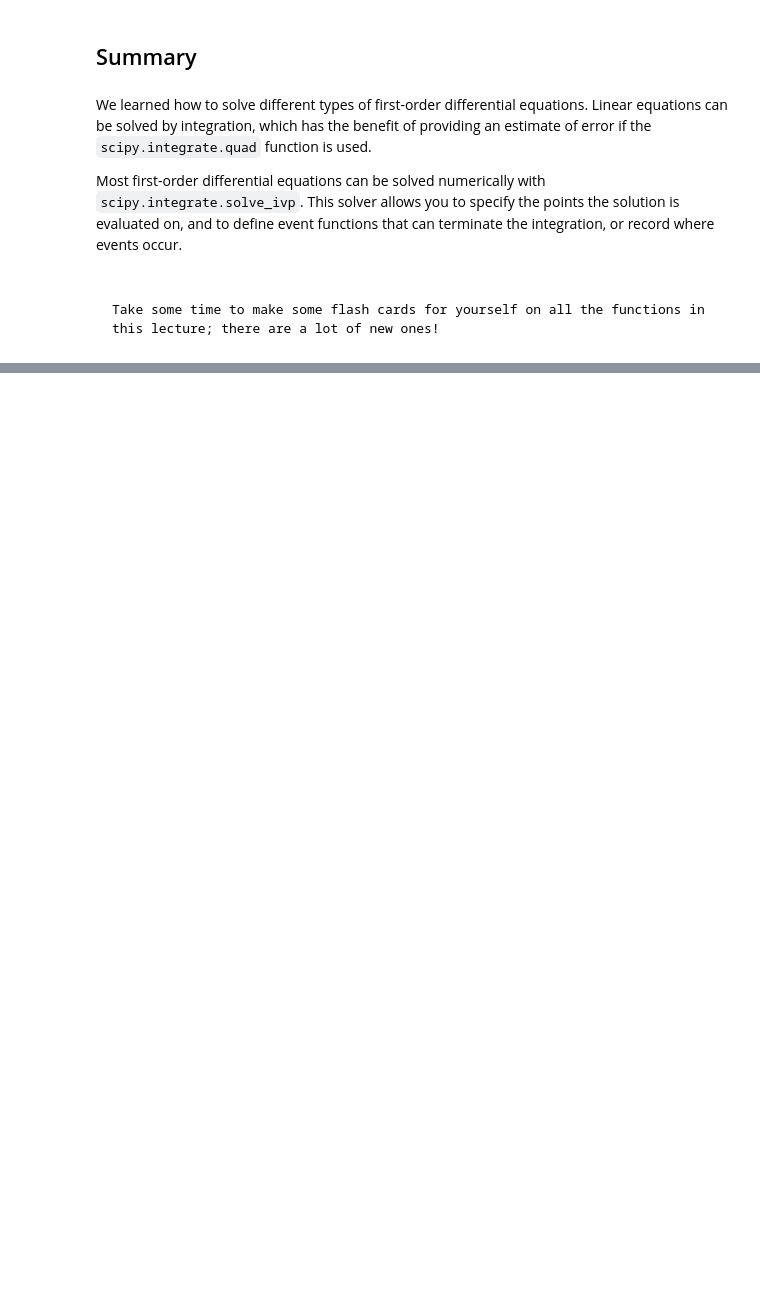
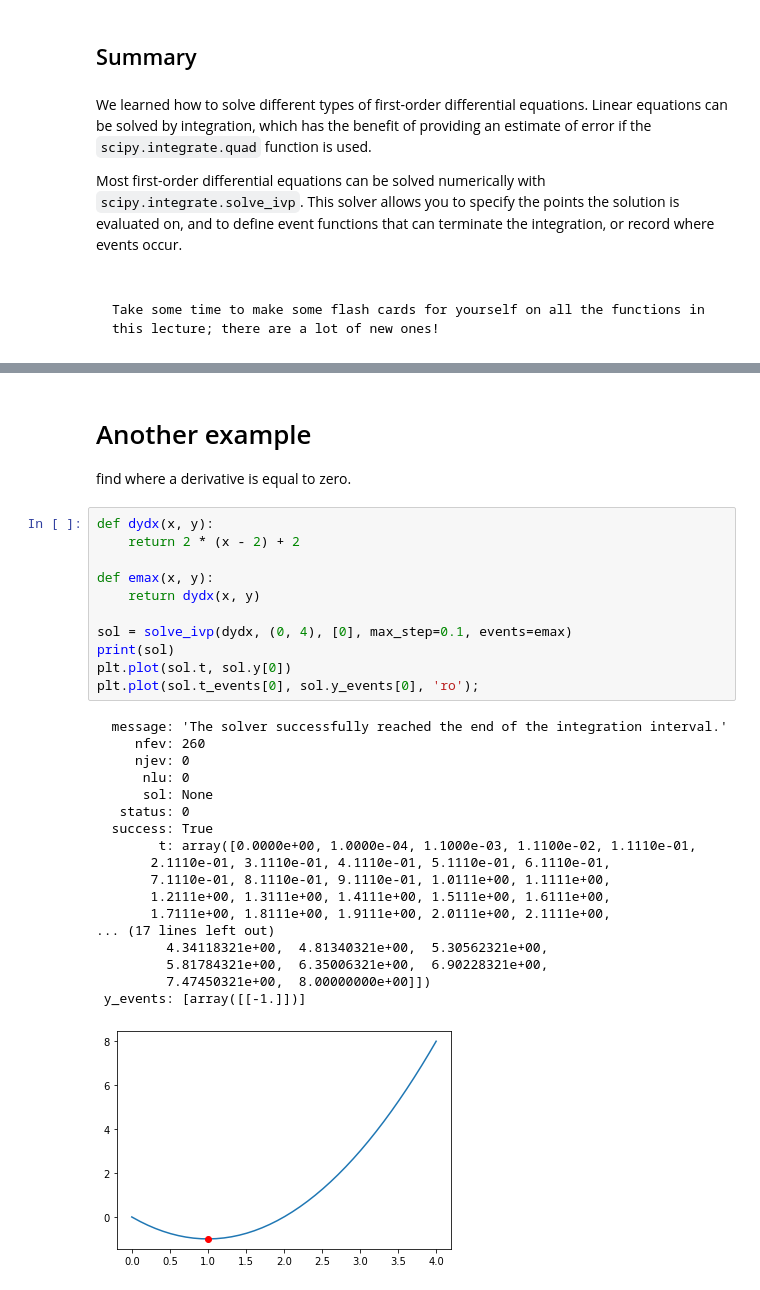
Before and after one commit to Steel-Bank-codespaces/f22-06623, a Jupyter notebook: lectures/03-fode-1/03-fode-1.ipynb, the cells around one changed output, grey strips where cells are left out. Drawn from its saved outputs; the diff is of its cells as text; blank space fills up the shorter version.

```diff
--- a/lectures/03-fode-1/03-fode-1.ipynb
+++ b/lectures/03-fode-1/03-fode-1.ipynb
@@ -461,0 +641,34 @@ Take some time to make some flash cards for yourself on all the functions in thi
+# %% [markdown]
+# Another example
+
+find where a derivative is equal to zero.
+# %%
+def dydx(x, y):
+    return 2 * (x - 2) + 2
+
+def emax(x, y):
+    return dydx(x, y)
+
+sol = solve_ivp(dydx, (0, 4), [0], max_step=0.1, events=emax)
+print(sol)
+plt.plot(sol.t, sol.y[0])
+plt.plot(sol.t_events[0], sol.y_events[0], 'ro');
+# %% [output]
+  message: 'The solver successfully reached the end of the integration interval.'
+     nfev: 260
+     njev: 0
+      nlu: 0
+      sol: None
+   status: 0
+  success: True
+        t: array([0.0000e+00, 1.0000e-04, 1.1000e-03, 1.1100e-02, 1.1110e-01,
+       2.1110e-01, 3.1110e-01, 4.1110e-01, 5.1110e-01, 6.1110e-01,
+       7.1110e-01, 8.1110e-01, 9.1110e-01, 1.0111e+00, 1.1111e+00,
+       1.2111e+00, 1.3111e+00, 1.4111e+00, 1.5111e+00, 1.6111e+00,
+       1.7111e+00, 1.8111e+00, 1.9111e+00, 2.0111e+00, 2.1111e+00,
+... (17 lines left out)
+         4.34118321e+00,  4.81340321e+00,  5.30562321e+00,
+         5.81784321e+00,  6.35006321e+00,  6.90228321e+00,
+         7.47450321e+00,  8.00000000e+00]])
+ y_events: [array([[-1.]])]
+[figure, added]
```
Also changed, not shown: parts of 39 cells of this notebook.
